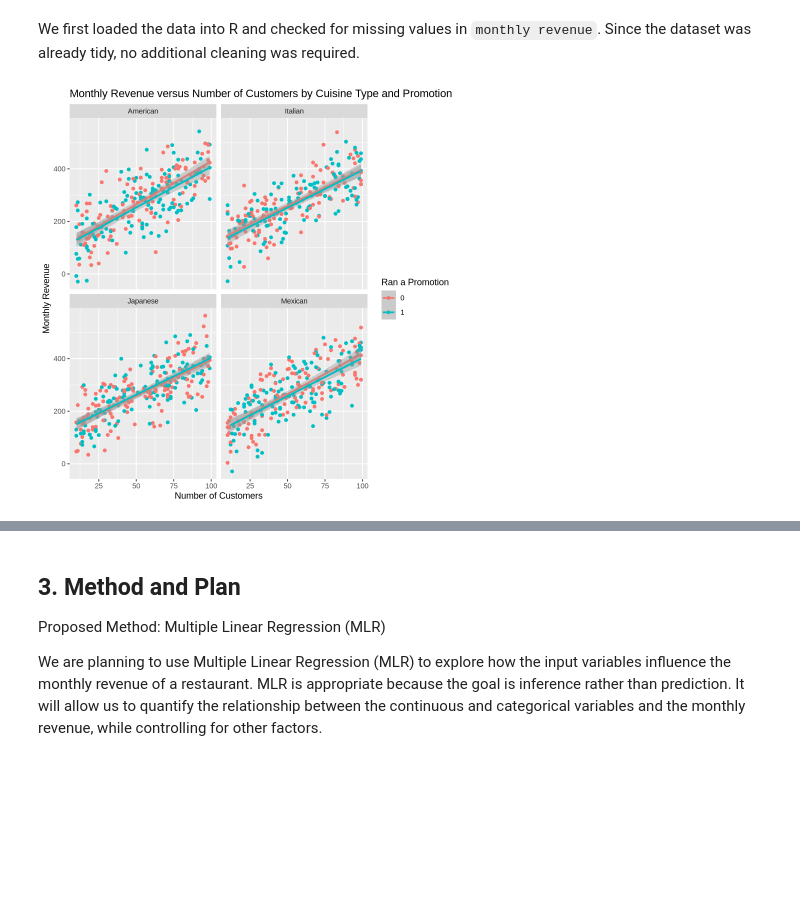
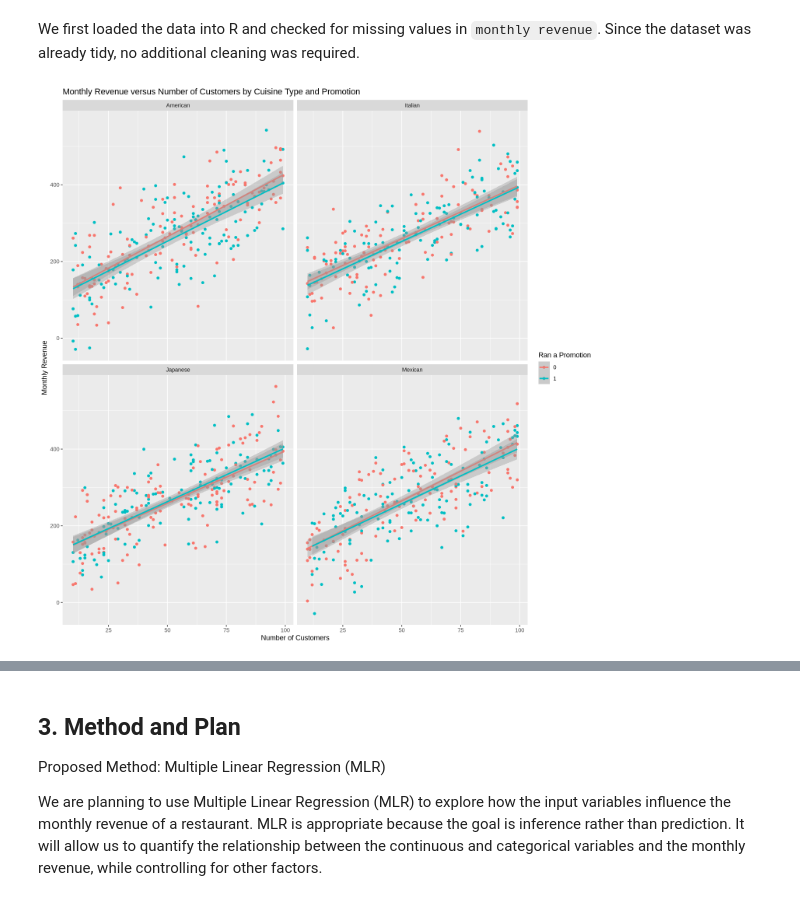
Before and after one commit to he06767676/stat-301-final-project, a Jupyter notebook: Final Project.ipynb, the cells around one changed output, grey strips where cells are left out. Drawn from its saved outputs; the diff is of its cells as text; code cells hidden in the pictures; blank space fills up the shorter version.

Commit message:
plot 2

```diff
--- a/Final Project.ipynb
+++ b/Final Project.ipynb
@@ -103,16 +103,17 @@ A tibble: 6 × 8
 
 We first loaded the data into R and checked for missing values in `monthly revenue`. Since the dataset was already tidy, no additional cleaning was required.
 # %%
+options(repr.plot.width=12, repr.plot.height=12)
 restaurant_data <- restaurant_data %>%
   mutate(Promotions = factor(Promotions))
 
 explore_plot <- restaurant_data |>
 ggplot(aes(x = Number_of_Customers, y = Monthly_Revenue, color = Promotions)) +
 geom_point(aes(x =Number_of_Customers, y = Monthly_Revenue, color = Promotions)) +
 geom_smooth(method = "lm", formula = y ~ x) +
 labs(x = "Number of Customers", y = "Monthly Revenue", color = "Ran a Promotion") +
 ggtitle("Monthly Revenue versus Number of Customers by Cuisine Type and Promotion") +
 facet_wrap(~Cuisine_Type)
 explore_plot
 # %% [output]
-[figure, old version]
+[figure, new version]
```
Also changed, not shown: parts of 2 cells of this notebook.
